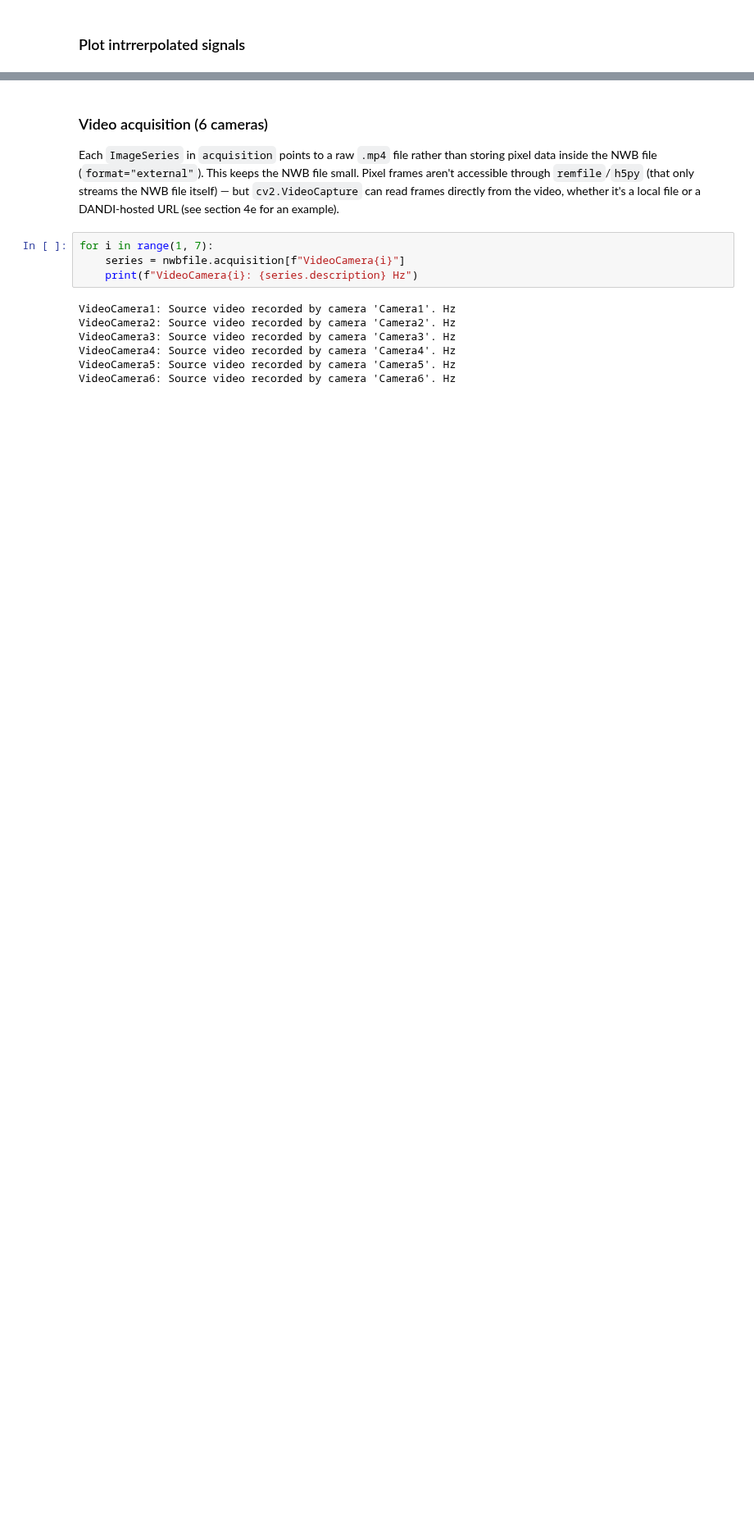
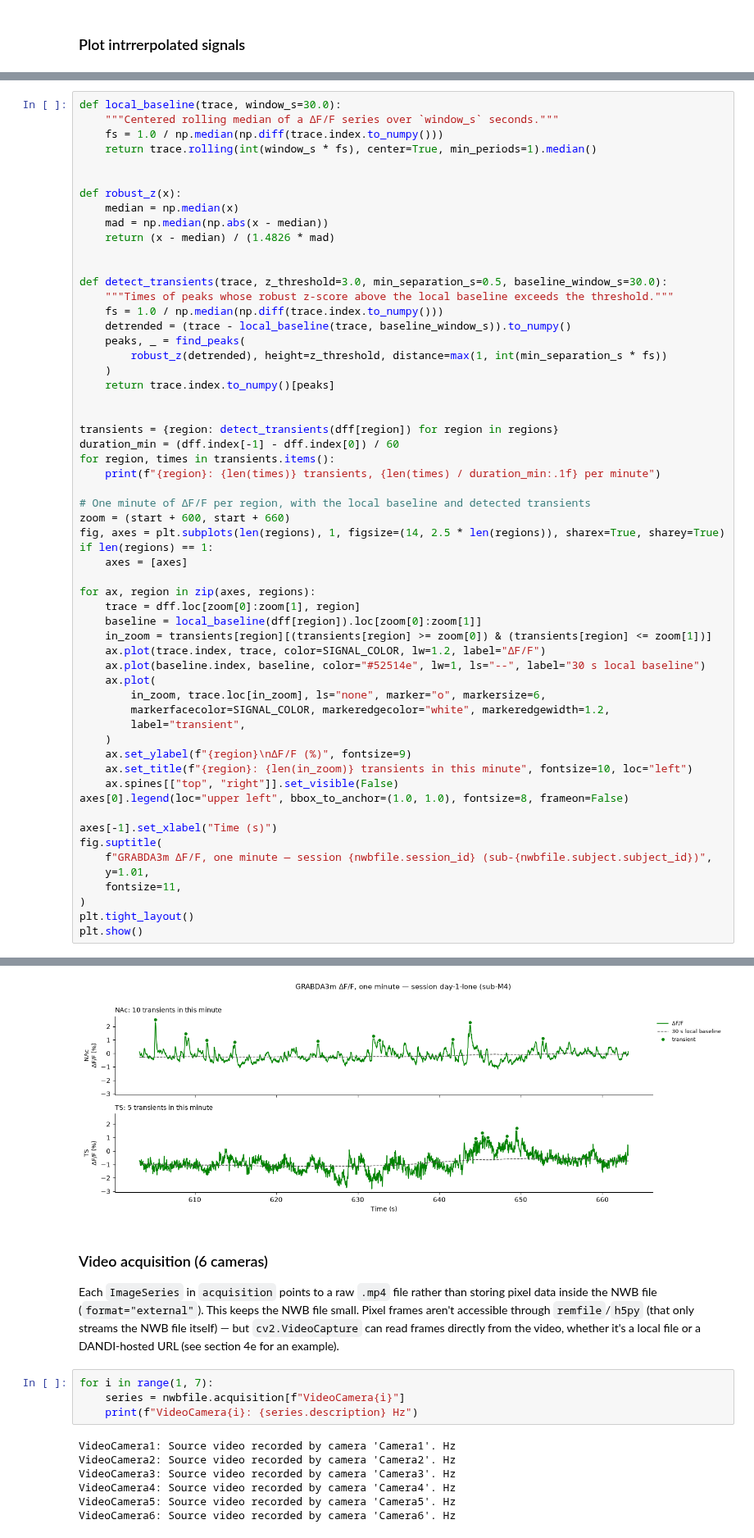
Before and after one commit to catalystneuro/uchida-lab-to-nwb, a Jupyter notebook: notebooks/dandi_001935_tutorial.ipynb, the cells around one changed output, grey strips where cells are left out. Shown at 82% size. Drawn from its saved outputs; the diff is of its cells as text; blank space fills up the shorter version.

```diff
--- a/notebooks/dandi_001935_tutorial.ipynb
+++ b/notebooks/dandi_001935_tutorial.ipynb
@@ -454,0 +502,59 @@ plt.show()
+# %%
+def local_baseline(trace, window_s=30.0):
+    """Centered rolling median of a ΔF/F series over `window_s` seconds."""
+    fs = 1.0 / np.median(np.diff(trace.index.to_numpy()))
+    return trace.rolling(int(window_s * fs), center=True, min_periods=1).median()
+
+
+def robust_z(x):
+    median = np.median(x)
+    mad = np.median(np.abs(x - median))
+    return (x - median) / (1.4826 * mad)
+
+
+def detect_transients(trace, z_threshold=3.0, min_separation_s=0.5, baseline_window_s=30.0):
+    """Times of peaks whose robust z-score above the local baseline exceeds the threshold."""
+    fs = 1.0 / np.median(np.diff(trace.index.to_numpy()))
+    detrended = (trace - local_baseline(trace, baseline_window_s)).to_numpy()
+    peaks, _ = find_peaks(
+        robust_z(detrended), height=z_threshold, distance=max(1, int(min_separation_s * fs))
+    )
+    return trace.index.to_numpy()[peaks]
+
+
+transients = {region: detect_transients(dff[region]) for region in regions}
+duration_min = (dff.index[-1] - dff.index[0]) / 60
+for region, times in transients.items():
+    print(f"{region}: {len(times)} transients, {len(times) / duration_min:.1f} per minute")
+
+# One minute of ΔF/F per region, with the local baseline and detected transients
+zoom = (start + 600, start + 660)
+fig, axes = plt.subplots(len(regions), 1, figsize=(14, 2.5 * len(regions)), sharex=True, sharey=True)
+if len(regions) == 1:
+    axes = [axes]
+
+for ax, region in zip(axes, regions):
+    trace = dff.loc[zoom[0]:zoom[1], region]
+    baseline = local_baseline(dff[region]).loc[zoom[0]:zoom[1]]
+    in_zoom = transients[region][(transients[region] >= zoom[0]) & (transients[region] <= zoom[1])]
+    ax.plot(trace.index, trace, color=SIGNAL_COLOR, lw=1.2, label="ΔF/F")
+    ax.plot(baseline.index, baseline, color="#52514e", lw=1, ls="--", label="30 s local baseline")
+    ax.plot(
+        in_zoom, trace.loc[in_zoom], ls="none", marker="o", markersize=6,
+        markerfacecolor=SIGNAL_COLOR, markeredgecolor="white", markeredgewidth=1.2,
+        label="transient",
+    )
+    ax.set_ylabel(f"{region}\nΔF/F (%)", fontsize=9)
+    ax.set_title(f"{region}: {len(in_zoom)} transients in this minute", fontsize=10, loc="left")
+    ax.spines[["top", "right"]].set_visible(False)
+axes[0].legend(loc="upper left", bbox_to_anchor=(1.0, 1.0), fontsize=8, frameon=False)
+
+axes[-1].set_xlabel("Time (s)")
+fig.suptitle(
+    f"GRABDA3m ΔF/F, one minute — session {nwbfile.session_id} (sub-{nwbfile.subject.subject_id})",
+    y=1.01,
+    fontsize=11,
+)
+plt.tight_layout()
+plt.show()
+# %% [output]
@@ -455,3 +563,4 @@ plt.show()
+[figure, added]
 # %% [markdown]
 ### Video acquisition (6 cameras)
 
```
Also changed, not shown: parts of 6 cells of this notebook, 2 other files.
